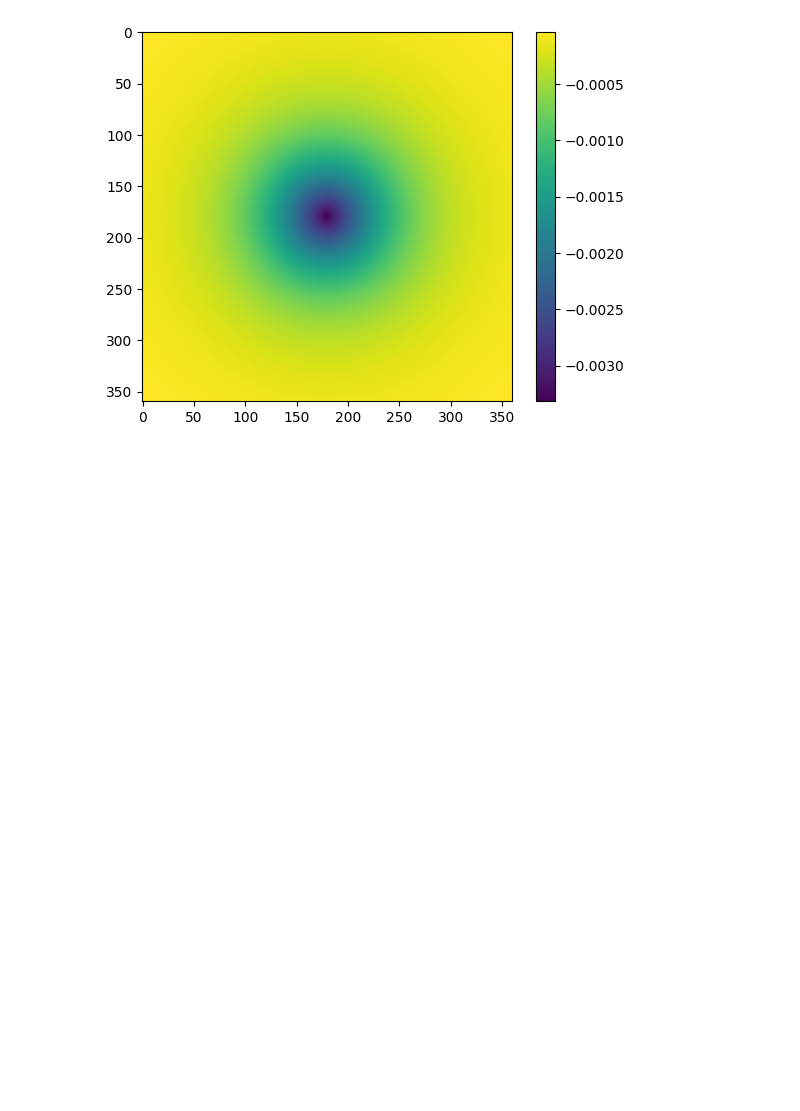
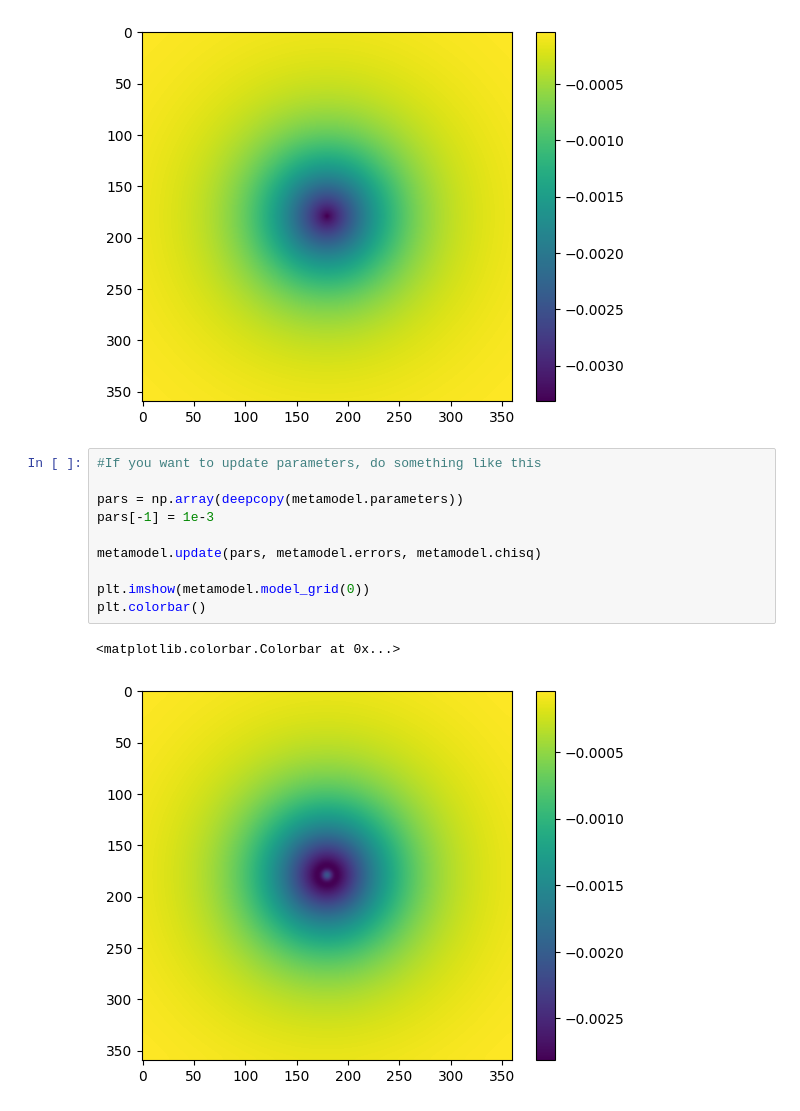
Before and after one commit to MUSTANG-SZ/WITCH, a Jupyter notebook: tools/model-plotter.ipynb, the cells around one changed output. Drawn from its saved outputs; the diff is of its cells as text; blank space fills up the shorter version.

Commit message:
feat: add example of changing parameters

```diff
--- a/tools/model-plotter.ipynb
+++ b/tools/model-plotter.ipynb
@@ -60,3 +61,16 @@ plt.colorbar()
 # %% [output]
 <matplotlib.colorbar.Colorbar at 0x...>
 [figure]
+# %%
+#If you want to update parameters, do something like this
+
+pars = np.array(deepcopy(metamodel.parameters))
+pars[-1] = 1e-3
+
+metamodel.update(pars, metamodel.errors, metamodel.chisq)
+
+plt.imshow(metamodel.model_grid(0))
+plt.colorbar()
+# %% [output]
+<matplotlib.colorbar.Colorbar at 0x...>
+[figure, added]
```
Also changed, not shown: parts of 2 cells of this notebook.
